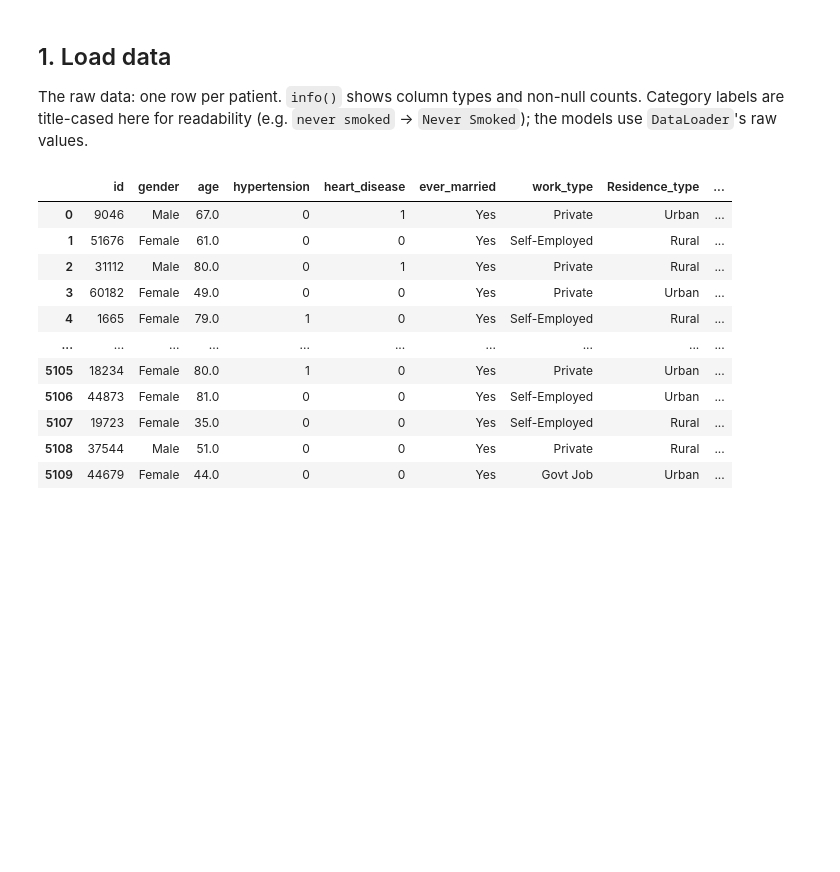
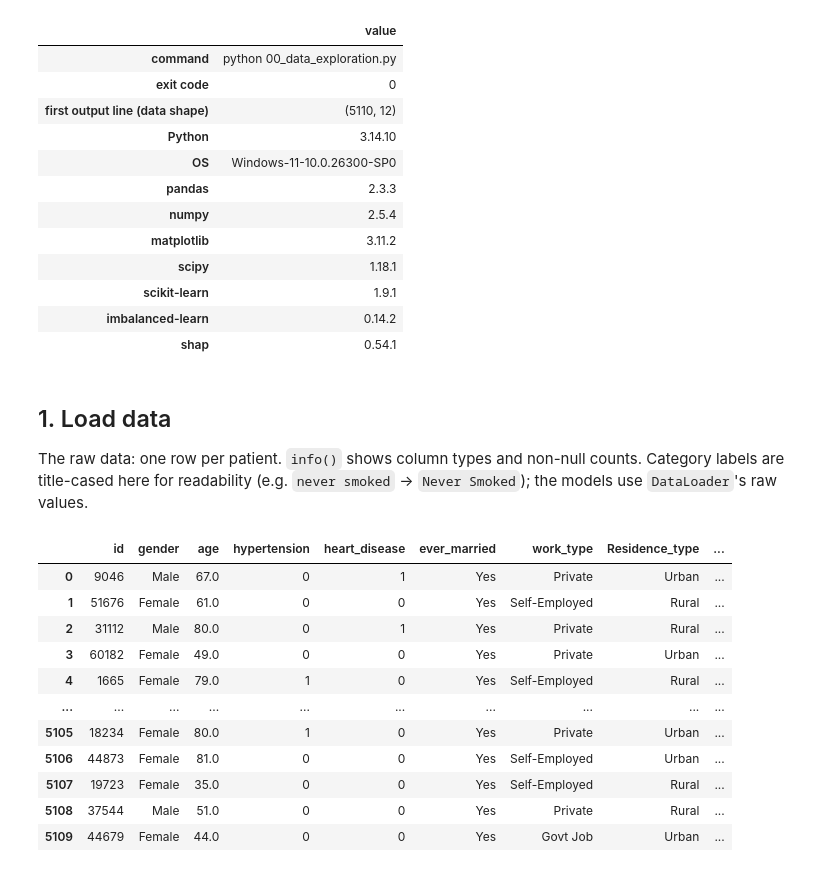
Before and after one commit to YeapJieShen/WQF7009-Assignment1, a Jupyter notebook: notebooks/01_eda.ipynb, the cells around one changed output. Cells and saved outputs as stored; diff of their text form; code cells hidden in the pictures; blank space fills up the shorter version.

```diff
--- a/notebooks/01_eda.ipynb
+++ b/notebooks/01_eda.ipynb
@@ -49,3 +65,29 @@ plt.rcParams.update({
+# %%
+run = subprocess.run([sys.executable, "00_data_exploration.py"], cwd="../scripts", capture_output=True,
+                     text=True, env={**os.environ, "MPLBACKEND": "Agg"})
+assert run.returncode == 0, run.stderr
+
+packages = ["pandas", "numpy", "matplotlib", "scipy", "scikit-learn", "imbalanced-learn", "shap"]
+pd.Series({"command": "python 00_data_exploration.py",
+           "exit code": run.returncode,
+           "first output line (data shape)": run.stdout.splitlines()[0],
+           "Python": platform.python_version(),
+           "OS": platform.platform(),
+           **{pkg: version(pkg) for pkg in packages}}).to_frame("value")
+# %% [output]
+|  | value |
+| command | python 00_data_exploration.py |
+| exit code | 0 |
+| first output line (data shape) | (5110, 12) |
+| Python | 3.14.10 |
+| OS | Windows-11-10.0.26300-SP0 |
+| pandas | 2.3.3 |
+| numpy | 2.5.4 |
+| matplotlib | 3.11.2 |
+| scipy | 1.18.1 |
+| scikit-learn | 1.9.1 |
+| imbalanced-learn | 0.14.2 |
+| shap | 0.54.1 |
 # %% [markdown]
 <a id="sec-load"></a>
 ## 1. Load data
```
Also changed, not shown: parts of 9 cells of this notebook.
